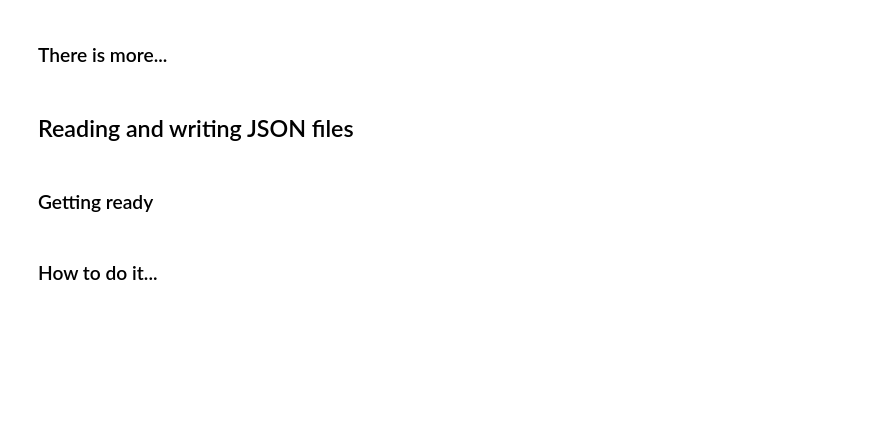
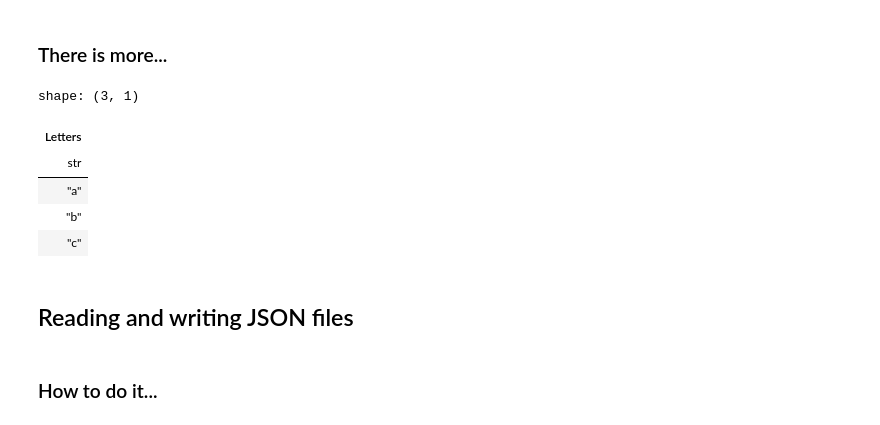
Before and after one commit to PacktPublishing/Polars-Cookbook, a Jupyter notebook: Chapter02/ch02.ipynb, the cells around one changed output. Cells and saved outputs as stored; diff of their text form; code cells hidden in the pictures; blank space fills up the shorter version.

```diff
--- a/Chapter02/ch02.ipynb
+++ b/Chapter02/ch02.ipynb
@@ -128,24 +257,22 @@ from config import aws_access_key_id, aws_secret_access_key
 # %%
 table_path = 's3://sandbox-data-lake/letters_delta'
 storage_options= {
     'aws_access_key_id': aws_access_key_id,
     'aws_secret_access_key': aws_secret_access_key,
     'aws_region': 'us-west-1'
 }
 
-table_path = 's3://YOUR_S3BUCKET_URI/YOUR_DELTA_TABLE'
-storage_options= {
-    'aws_access_key_id': 'YOUR_ACCESS_KEY',
-    'aws_secret_access_key': 'YOUR_SECRET_ACCESS_KEY',
-    'aws_region': 'YOUR_REGION'
-}
-
 df = pl.read_delta(table_path, storage_options=storage_options)
 df.head()
+# %% [output]
+shape: (3, 1)
+| Letters |
+| str |
+| "a" |
+| "b" |
+| "c" |
 # %% [markdown]
 ## Reading and writing JSON files
-# %% [markdown]
-### Getting ready
 # %% [markdown]
 ### How to do it...
 # %%
```
Also changed, not shown: parts of 32 cells of this notebook.
